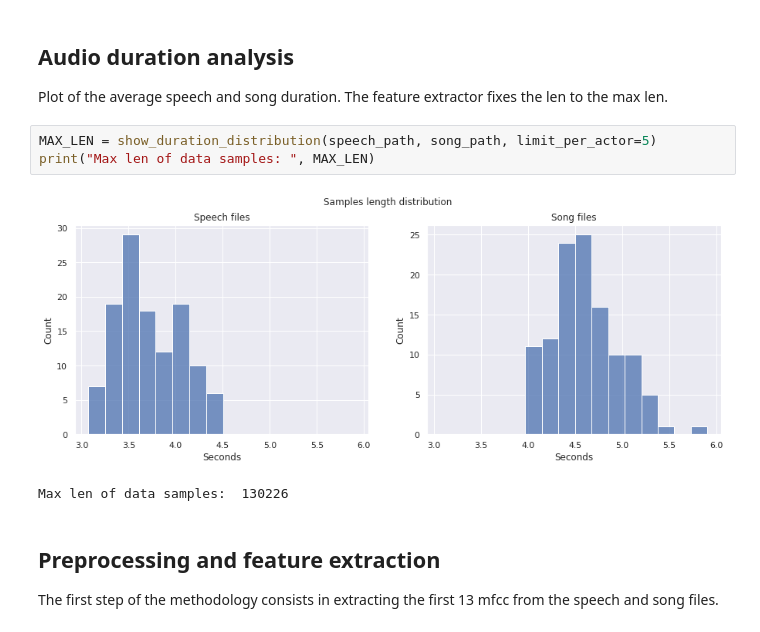
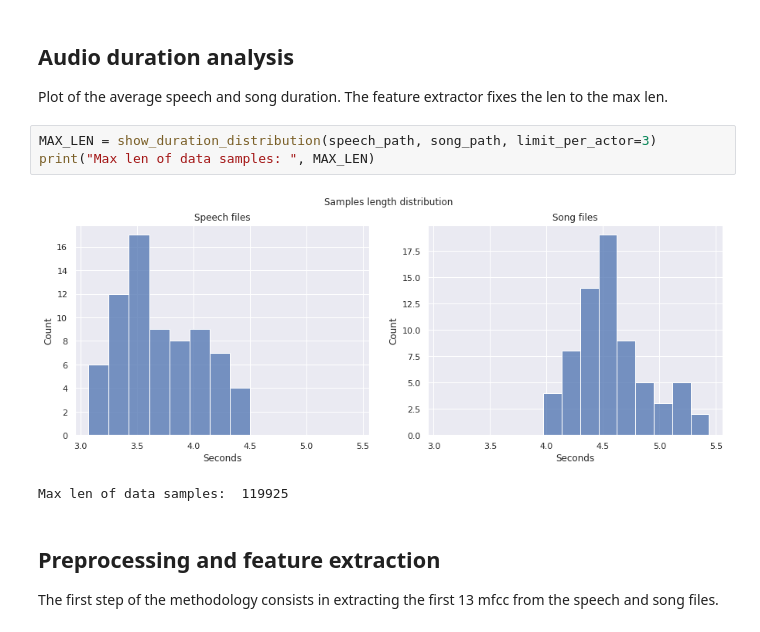
Before and after one commit to tomfran/ravdess-ser, a Jupyter notebook: notebook.ipynb, the cells around one changed output. Saved outputs shown, nothing was run; the diff lists cells and outputs as text.

```diff
--- a/notebook.ipynb
+++ b/notebook.ipynb
@@ -13,11 +13,11 @@ speech_path, song_path, save_path = "data/raw/speech", "data/raw/song", "data/pr
 ## Audio duration analysis
 Plot of the average speech and song duration. The feature extractor fixes the len to the max len.
 # %%
-MAX_LEN = show_duration_distribution(speech_path, song_path, limit_per_actor=5)
+MAX_LEN = show_duration_distribution(speech_path, song_path, limit_per_actor=3)
 print("Max len of data samples: ", MAX_LEN)
 # %% [output]
-[figure, old version]
+[figure, new version]
-Max len of data samples:  130226
+Max len of data samples:  119925
 # %% [markdown]
 ## Preprocessing and feature extraction
 
```
Also changed, not shown: parts of 8 cells of this notebook, 4 other files.
